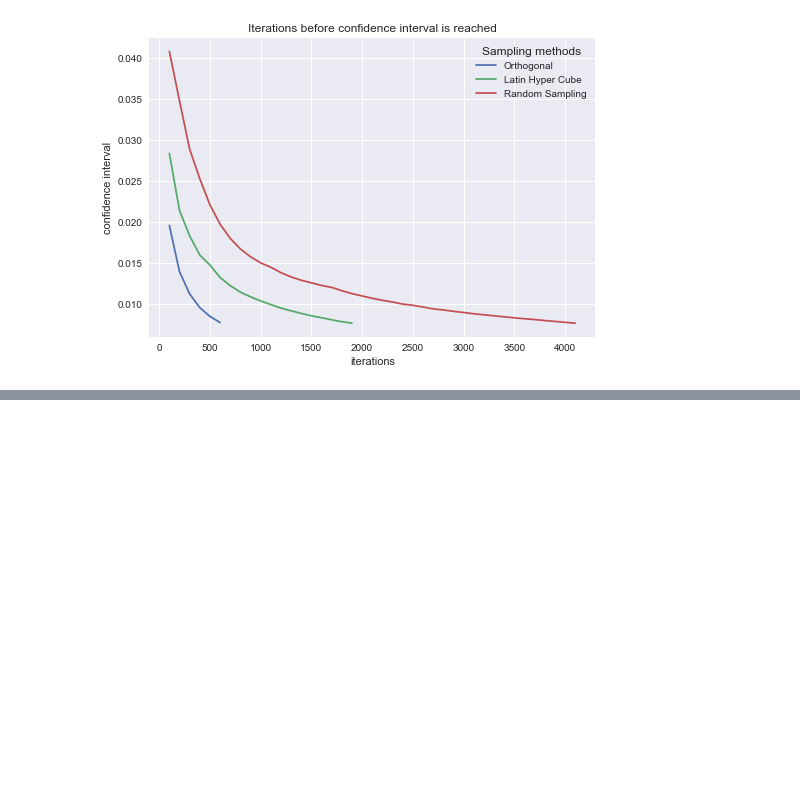
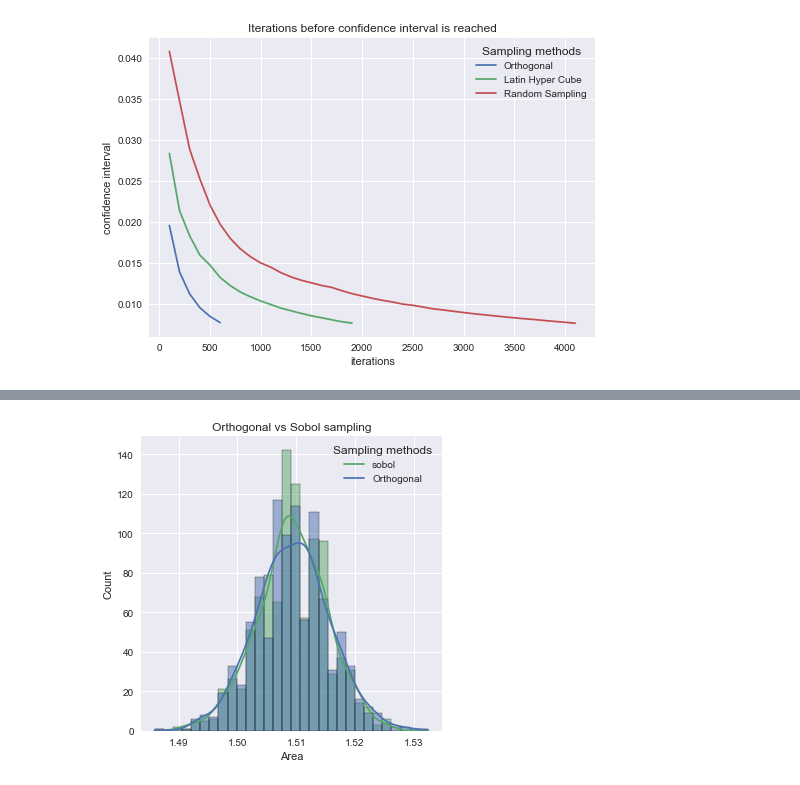
Before and after one commit to MbBrainz/StochasticSimulation-group19, a Jupyter notebook: Assignment1/Testing_sampling_functions.ipynb, the cells around one changed output, grey strips where cells are left out. Cells and saved outputs as stored; diff of their text form; code cells hidden in the pictures; blank space fills up the shorter version.

```diff
--- a/Assignment1/Testing_sampling_functions.ipynb
+++ b/Assignment1/Testing_sampling_functions.ipynb
@@ -162,3 +135,24 @@ Run test for:
 
 
 compare results
+# %%
+from sampling_functions import generate_Orthogonal, generate_sobol
+from simulation_functions import compare_sampling_functions, get_confidence_interval
+
+test_functions = [generate_Orthogonal, generate_sobol]
+
+n_simulations = 1000
+threshold = 1500
+n_samples = 2**13
+
+results = []
+results_data = []
+
+for sampling_function in test_functions:
+    result, data = compare_sampling_functions(sampling_function,
+                                              n_simulations=n_simulations,
+                                              threshold=threshold,
+                                              n_points=n_samples)
+    results.append(result)
+    results_data.append(data)
+    result.explain()
@@ -164,0 +180,17 @@ compare results
+# %%
+import seaborn as sns
+
+df = pd.DataFrame(np.transpose(results_data), columns=[str(r.funct).removeprefix("generate_") for r in results],)
+fig = sns.displot(df,bins=30 ,kde=True, legend=False, )
+# fig.set_axis_labels(x_var="area")
+labels = [str(r.funct).removeprefix("generate_") for r in results]
+labels.reverse()
+plt.legend(labels=labels,loc=1, title="Sampling methods",
+           fontsize = 'medium', title_fontsize = "12")
+plt.title("Orthogonal vs Sobol sampling")
+plt.xlabel("Area")
+plt.tight_layout()
+
+plt.savefig(f"figures/dist_comp_orth-sobol_nsims={n_simulations}-ss={n_samples}-it{threshold}", dpi=600)
+# %% [output]
+[figure, added]
```
Also changed, not shown: parts of 11 cells of this notebook, 14 other files.
